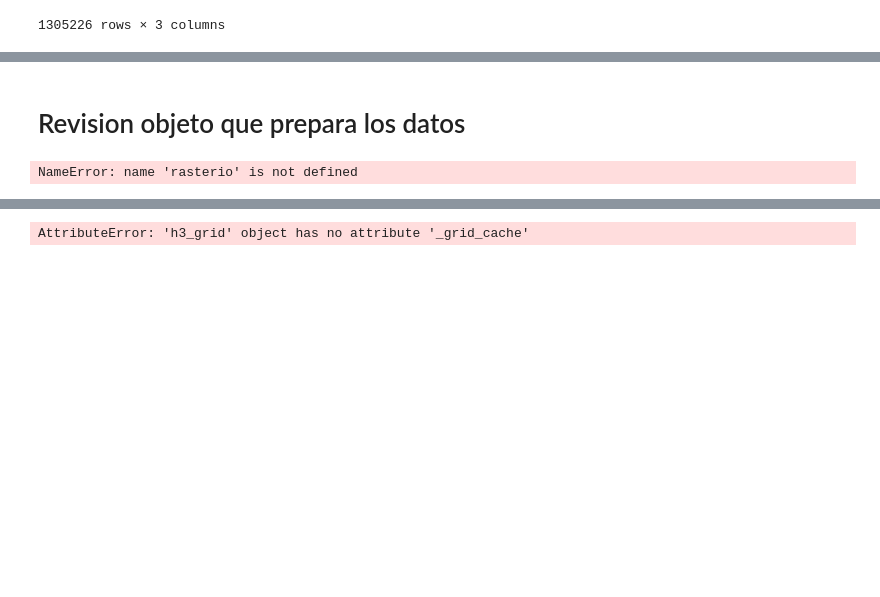
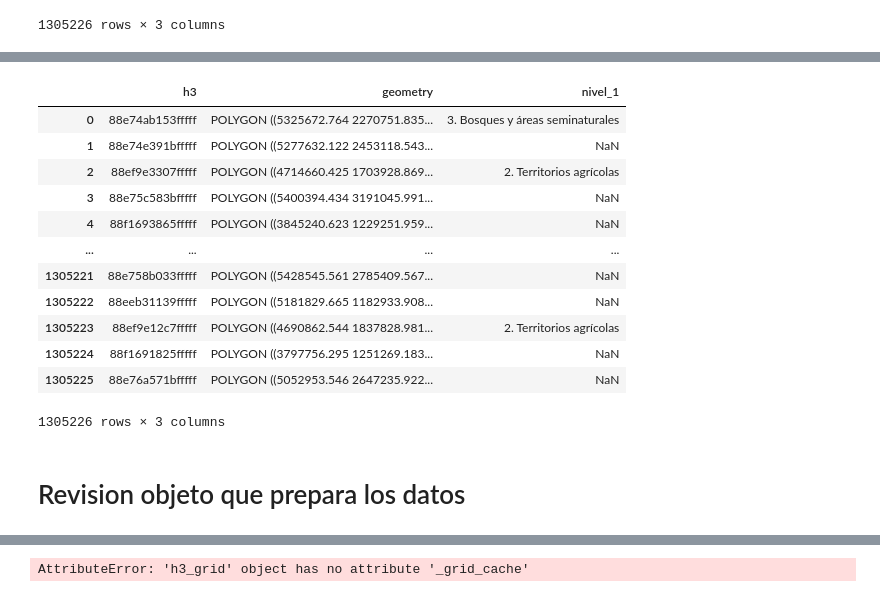
Before and after one commit to smartinezg2018/ahpAmbiental, a Jupyter notebook: h3.ipynb, the cells around one changed output, grey strips where cells are left out. Saved outputs shown, nothing was run; the diff lists cells and outputs as text; code cells hidden in the pictures; blank space fills up the shorter version.

Commit message:
correccion funcion de variables categoricas

```diff
--- a/h3.ipynb
+++ b/h3.ipynb
@@ -283,0 +296,10 @@ return gdf_hex
+# %%
+puntos_con_hex = gpd.sjoin(
+    gdf,
+    gdf_hex,
+    how="left",
+)
+# %%
+prueba = puntos_con_hex.groupby('h3')['nivel_1'].agg(pd.Series.mode)
+# %%
+df_prueba = pd.DataFrame(prueba)
@@ -283,0 +323,18 @@ return gdf_hex
+# %%
+df = pd.merge(gdf_hex,df_prueba,on='h3',how='left')
+# %%
+df
+# %% [output]
+|  | h3 | geometry | nivel_1 |
+| 0 | 88e74ab153fffff | POLYGON ((5325672.764 2270751.835... | 3. Bosques y áreas seminaturales |
+| 1 | 88e74e391bfffff | POLYGON ((5277632.122 2453118.543... | NaN |
+| 2 | 88ef9e3307fffff | POLYGON ((4714660.425 1703928.869... | 2. Territorios agrícolas |
+| 3 | 88e75c583bfffff | POLYGON ((5400394.434 3191045.991... | NaN |
+| 4 | 88f1693865fffff | POLYGON ((3845240.623 1229251.959... | NaN |
+| ... | ... | ... | ... |
+| 1305221 | 88e758b033fffff | POLYGON ((5428545.561 2785409.567... | NaN |
+| 1305222 | 88eeb31139fffff | POLYGON ((5181829.665 1182933.908... | NaN |
+| 1305223 | 88ef9e12c7fffff | POLYGON ((4690862.544 1837828.981... | 2. Territorios agrícolas |
+| 1305224 | 88f1691825fffff | POLYGON ((3797756.295 1251269.183... | NaN |
+| 1305225 | 88e76a571bfffff | POLYGON ((5052953.546 2647235.922... | NaN |
+1305226 rows × 3 columns
@@ -285,12 +344,10 @@ return gdf_hex
 # Revision objeto que prepara los datos
 # %%
 # wind_speed
-path = 'COL_wind-speed_10m.tif'
+path = '/home/jta/Documentos/raster_variables/ahpAmbiental/COL_wind-speed_10m.tif'
 ds_wind = rasterio.open(path)
 crs = 'EPSG:9377'
 resolution = 8
-# %% [output]
-NameError: name 'rasterio' is not defined
 # %%
 h3_module = dp.h3_grid(
     raster=ds_wind,
```
Also changed, not shown: parts of 19 cells of this notebook, 1 other file.
